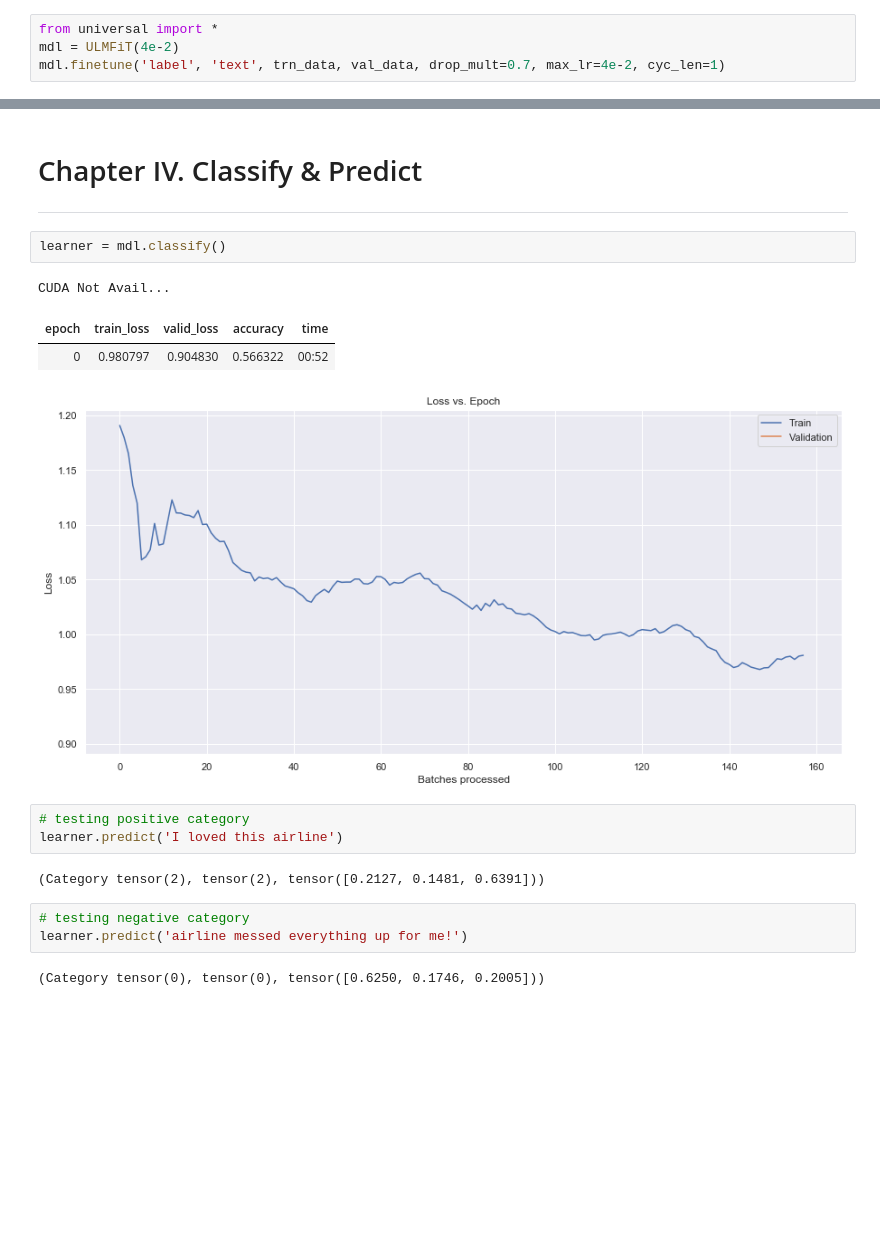
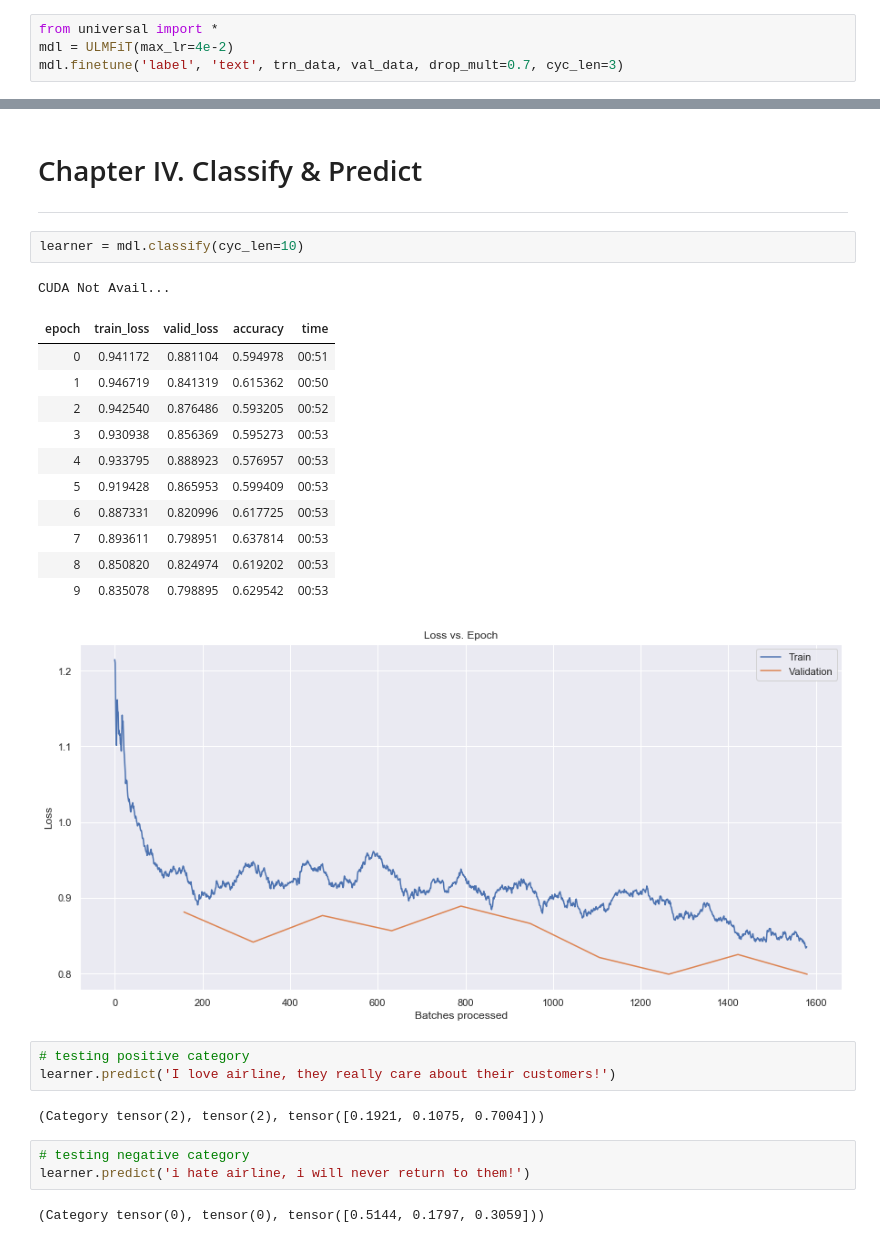
Before and after one commit to 0xJade/air-tweets, a Jupyter notebook: air-sent_analysis.ipynb, the cells around one changed output, grey strips where cells are left out. Cells and saved outputs as stored; diff of their text form; blank space fills up the shorter version.

```diff
--- a/air-sent_analysis.ipynb
+++ b/air-sent_analysis.ipynb
@@ -285,8 +292,8 @@ trn_data, val_data = train_test_split( df, stratify=df.label, \
 [Hyper Parameter Fine Tuning - Learning Rate, Momentum, Weight Decay](https://arxiv.org/pdf/1803.09820.pdf)
 # %%
 from universal import *
-mdl = ULMFiT(4e-2)
-mdl.finetune('label', 'text', trn_data, val_data, drop_mult=0.7, max_lr=4e-2, cyc_len=1)
+mdl = ULMFiT(max_lr=4e-2)
+mdl.finetune('label', 'text', trn_data, val_data, drop_mult=0.7, cyc_len=3)
 # %% [output]
 CUDA not avail
 [interactive output not drawn]
@@ -300,21 +309,30 @@ CUDA not avail
 # Chapter IV. Classify & Predict
 ---
 # %%
-learner = mdl.classify()
+learner = mdl.classify(cyc_len=10)
 # %% [output]
 CUDA Not Avail...
 | epoch | train_loss | valid_loss | accuracy | time |
-| 0 | 0.980797 | 0.904830 | 0.566322 | 00:52 |
+| 0 | 0.941172 | 0.881104 | 0.594978 | 00:51 |
+| 1 | 0.946719 | 0.841319 | 0.615362 | 00:50 |
+| 2 | 0.942540 | 0.876486 | 0.593205 | 00:52 |
+| 3 | 0.930938 | 0.856369 | 0.595273 | 00:53 |
+| 4 | 0.933795 | 0.888923 | 0.576957 | 00:53 |
+| 5 | 0.919428 | 0.865953 | 0.599409 | 00:53 |
+| 6 | 0.887331 | 0.820996 | 0.617725 | 00:53 |
+| 7 | 0.893611 | 0.798951 | 0.637814 | 00:53 |
+| 8 | 0.850820 | 0.824974 | 0.619202 | 00:53 |
+| 9 | 0.835078 | 0.798895 | 0.629542 | 00:53 |
-[figure, old version]
+[figure, new version]
 # %%
 # testing positive category
-learner.predict('I loved this airline')
+learner.predict('I love airline, they really care about their customers!')
 # %% [output]
-(Category tensor(2), tensor(2), tensor([0.2127, 0.1481, 0.6391]))
+(Category tensor(2), tensor(2), tensor([0.1921, 0.1075, 0.7004]))
 # %%
 # testing negative category
-learner.predict('airline messed everything up for me!')
+learner.predict('i hate airline, i will never return to them!')
 # %% [output]
-(Category tensor(0), tensor(0), tensor([0.6250, 0.1746, 0.2005]))
+(Category tensor(0), tensor(0), tensor([0.5144, 0.1797, 0.3059]))
 # %%
 # resting neutral category
```
Also changed, not shown: parts of 7 cells of this notebook, 2 other files.
